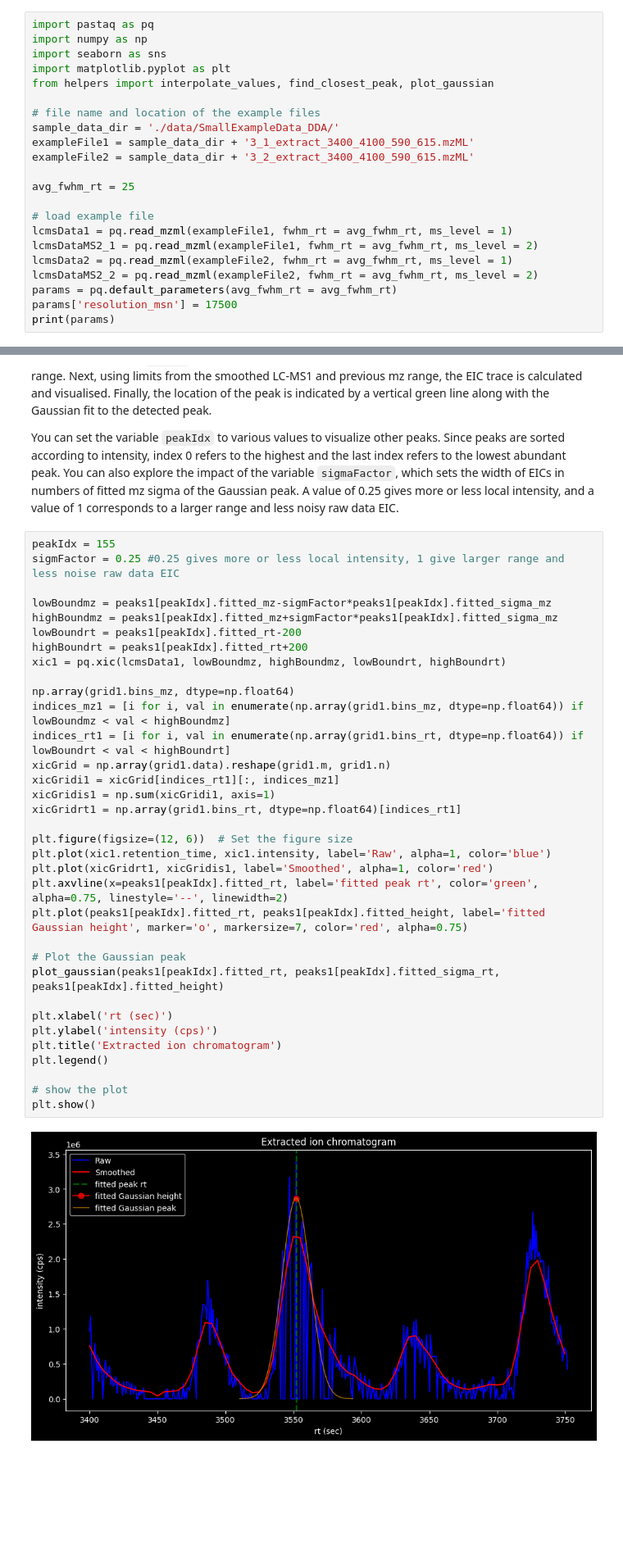
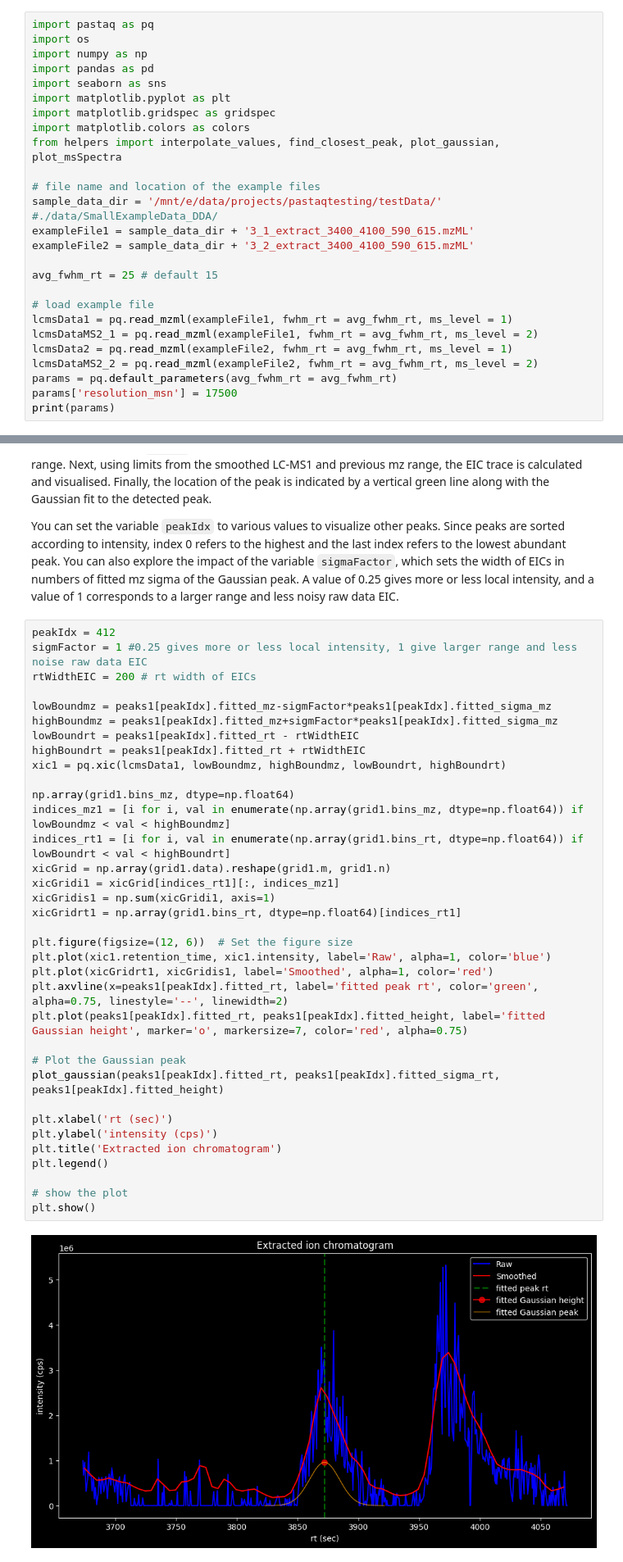
Before and after one commit to PASTAQ-MS/PASTAQ, a Jupyter notebook: examples/pastaqExamples.ipynb, the cells around one changed output, grey strips where cells are left out. Shown at 82% size. Drawn from its saved outputs; the diff is of its cells as text; blank space fills up the shorter version.

```diff
--- a/examples/pastaqExamples.ipynb
+++ b/examples/pastaqExamples.ipynb
@@ -6,17 +6,21 @@ This tutorial shows the basic functionality of PASTAQ library provided by python
 First load pastaq as well other packages for visualisation and some basic data analysis. Then load the LC-MS(/MS) file in mzML or mzXML format using the `read_mzml` or `read_mzxml` function. Set the average full width at half maximum (`avg_fwhm_rt`) of the chromatographic peak. Then load the default parameters for Orbitrap using `default_parameters` function and change required parameters (in this case MS2 resolution).
 # %%
 import pastaq as pq
+import os
 import numpy as np
+import pandas as pd
 import seaborn as sns
 import matplotlib.pyplot as plt
-from helpers import interpolate_values, find_closest_peak, plot_gaussian
+import matplotlib.gridspec as gridspec
+import matplotlib.colors as colors
+from helpers import interpolate_values, find_closest_peak, plot_gaussian, plot_msSpectra
 
 # file name and location of the example files
-sample_data_dir = './data/SmallExampleData_DDA/'
+sample_data_dir = '/mnt/e/data/projects/pastaqtesting/testData/' #./data/SmallExampleData_DDA/
 exampleFile1 = sample_data_dir + '3_1_extract_3400_4100_590_615.mzML'
 exampleFile2 = sample_data_dir + '3_2_extract_3400_4100_590_615.mzML'
 
-avg_fwhm_rt = 25
+avg_fwhm_rt = 25 # default 15
 
 # load example file
 lcmsData1 = pq.read_mzml(exampleFile1, fwhm_rt = avg_fwhm_rt, ms_level = 1)
@@ -132,41 +143,42 @@ First, limits for mz width with given a number of sigma are calculated as well t
 
 You can set the variable `peakIdx` to various values to visualize other peaks. Since peaks are sorted according to intensity, index 0 refers to the highest and the last index refers to the lowest abundant peak. You can also explore the impact of the variable `sigmaFactor`, which sets the width of EICs in numbers of fitted mz sigma of the Gaussian peak. A value of 0.25 gives more or less local intensity, and a value of 1 corresponds to a larger range and less noisy raw data EIC.
 # %%
-peakIdx = 155
-sigmFactor = 0.25 #0.25 gives more or less local intensity, 1 give larger range and less noise raw data EIC
+peakIdx = 412
+sigmFactor = 1 #0.25 gives more or less local intensity, 1 give larger range and less noise raw data EIC
+rtWidthEIC = 200 # rt width of EICs
 
 lowBoundmz = peaks1[peakIdx].fitted_mz-sigmFactor*peaks1[peakIdx].fitted_sigma_mz
 highBoundmz = peaks1[peakIdx].fitted_mz+sigmFactor*peaks1[peakIdx].fitted_sigma_mz
-lowBoundrt = peaks1[peakIdx].fitted_rt-200
-highBoundrt = peaks1[peakIdx].fitted_rt+200
+lowBoundrt = peaks1[peakIdx].fitted_rt - rtWidthEIC
+highBoundrt = peaks1[peakIdx].fitted_rt + rtWidthEIC
 xic1 = pq.xic(lcmsData1, lowBoundmz, highBoundmz, lowBoundrt, highBoundrt)
 
 np.array(grid1.bins_mz, dtype=np.float64)
 indices_mz1 = [i for i, val in enumerate(np.array(grid1.bins_mz, dtype=np.float64)) if lowBoundmz < val < highBoundmz]
 indices_rt1 = [i for i, val in enumerate(np.array(grid1.bins_rt, dtype=np.float64)) if lowBoundrt < val < highBoundrt]
 xicGrid = np.array(grid1.data).reshape(grid1.m, grid1.n)
 xicGridi1 = xicGrid[indices_rt1][:, indices_mz1]
 xicGridis1 = np.sum(xicGridi1, axis=1)
 xicGridrt1 = np.array(grid1.bins_rt, dtype=np.float64)[indices_rt1]
 
 plt.figure(figsize=(12, 6))  # Set the figure size
 plt.plot(xic1.retention_time, xic1.intensity, label='Raw', alpha=1, color='blue')
 plt.plot(xicGridrt1, xicGridis1, label='Smoothed', alpha=1, color='red')
 plt.axvline(x=peaks1[peakIdx].fitted_rt, label='fitted peak rt', color='green', alpha=0.75, linestyle='--', linewidth=2)
 plt.plot(peaks1[peakIdx].fitted_rt, peaks1[peakIdx].fitted_height, label='fitted Gaussian height', marker='o', markersize=7, color='red', alpha=0.75)
 
 # Plot the Gaussian peak
 plot_gaussian(peaks1[peakIdx].fitted_rt, peaks1[peakIdx].fitted_sigma_rt, peaks1[peakIdx].fitted_height)
 
 plt.xlabel('rt (sec)')
 plt.ylabel('intensity (cps)')
 plt.title('Extracted ion chromatogram')
 plt.legend()
 
 # show the plot
 plt.show()
 # %% [output]
-[figure, old version]
+[figure, new version]
 # %% [markdown]
 ## Detect features and link MS/MS to MS1 peaks
 First, features (isotope clusters) are detected using the averagine model. Then we show the characteristics of the first isotope cluster for both example datasets.
```
Also changed, not shown: parts of 11 cells of this notebook, 1 other file.
